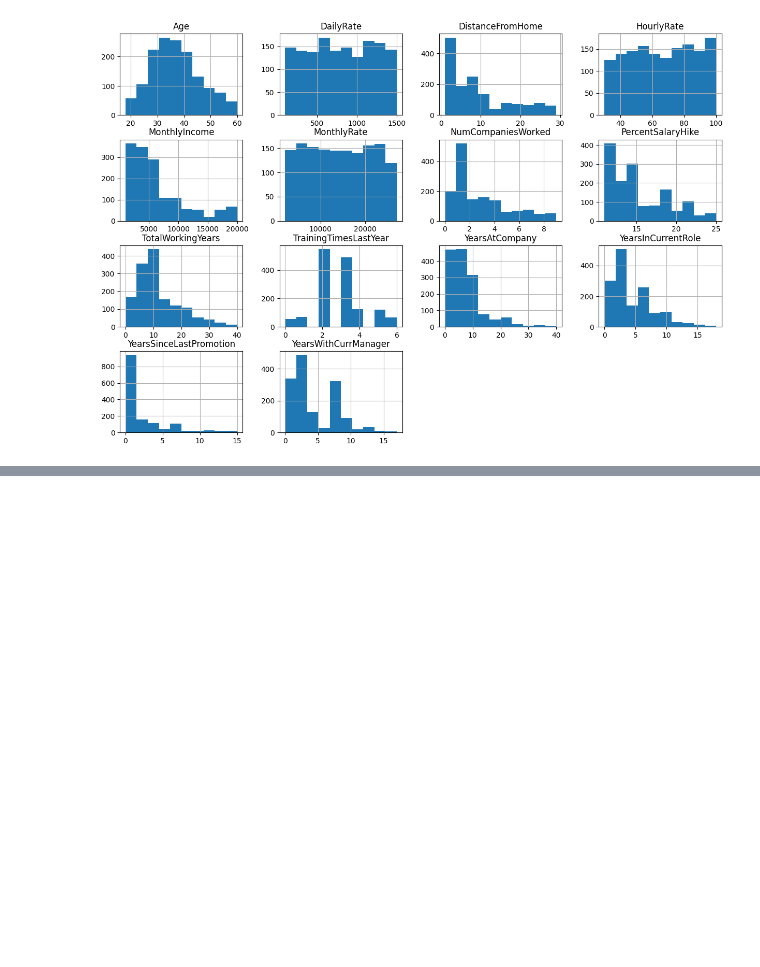
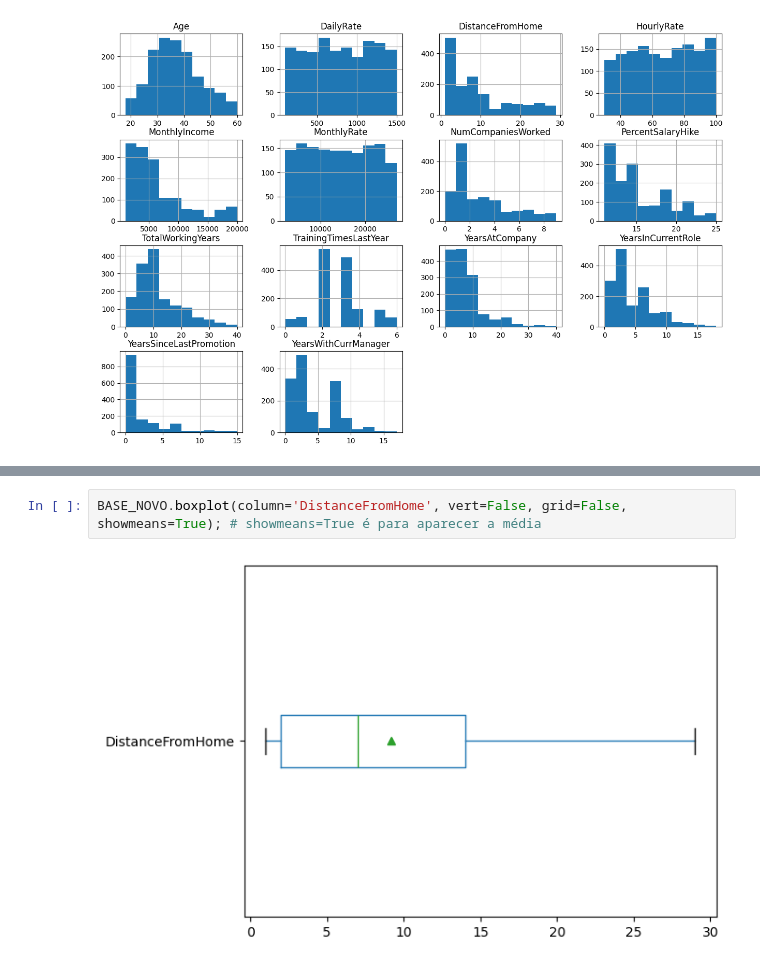
Before and after one commit to OjedaProgramador/Analise_dados_versao_2, a Jupyter notebook: IBM.ipynb, the cells around one changed output, grey strips where cells are left out. Cells and saved outputs as stored; diff of their text form; blank space fills up the shorter version.

```diff
--- a/IBM.ipynb
+++ b/IBM.ipynb
@@ -592,0 +603,4 @@ BASE_NOVO[colunas_numericas].hist(figsize=(15,10));
+# %%
+BASE_NOVO.boxplot(column='DistanceFromHome', vert=False, grid=False, showmeans=True); # showmeans=True é para aparecer a média
+# %% [output]
+[figure, added]
```
Also changed, not shown: parts of 11 cells of this notebook.
